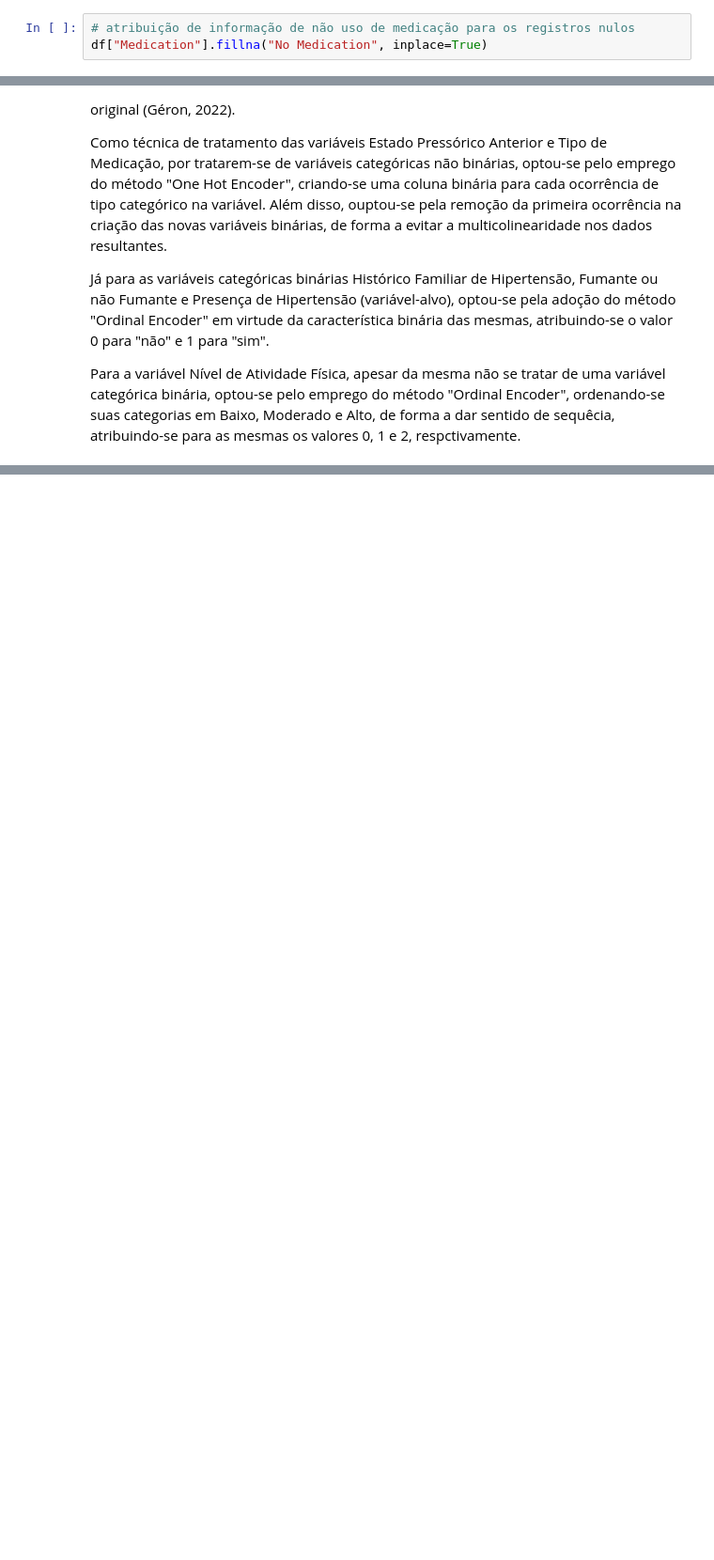
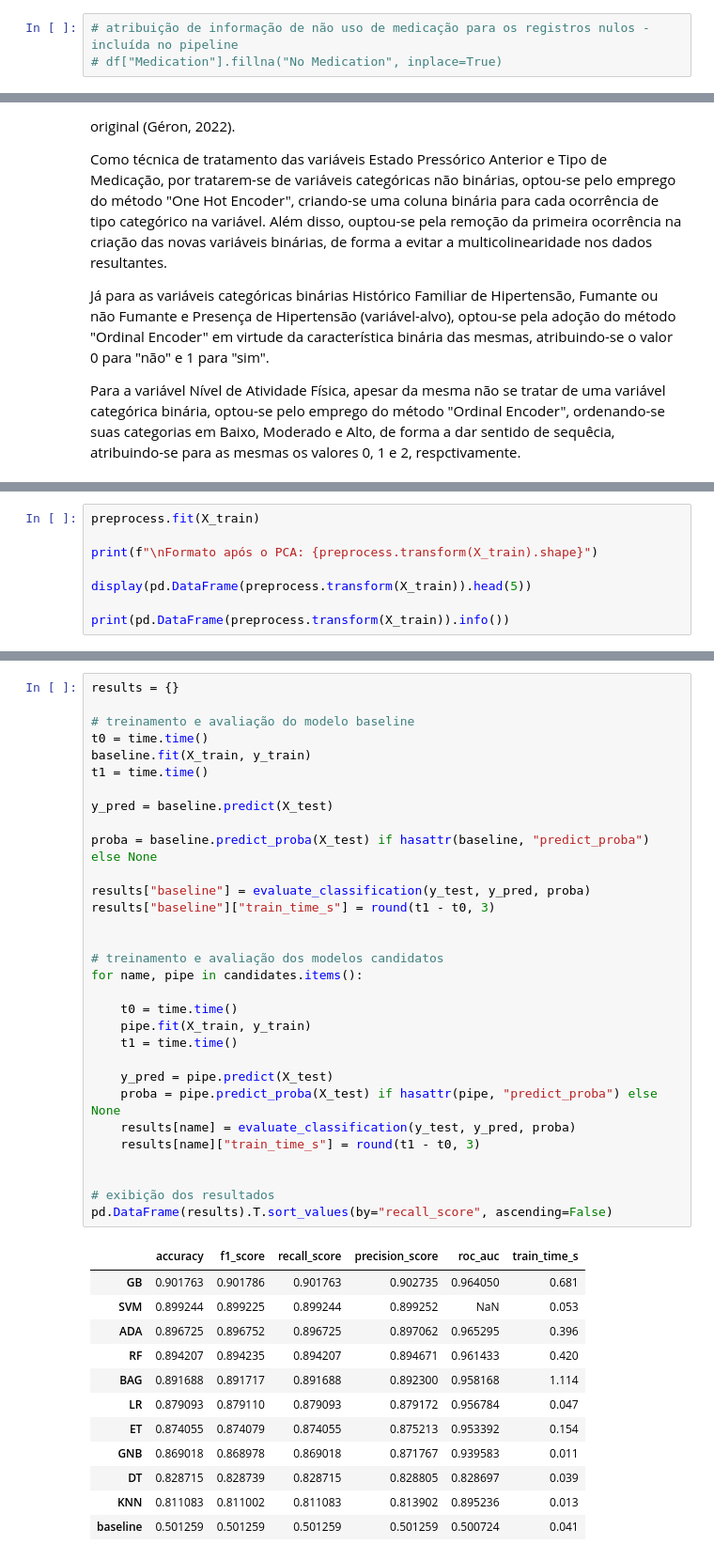
Before and after one commit to rogerioferreira/MVP-Machine_Learning-PUC-RIO, a Jupyter notebook: notebooks/hypertension_prediction.ipynb, the cells around one changed output, grey strips where cells are left out. Shown at 94% size. Cells and saved outputs as stored; diff of their text form; blank space fills up the shorter version.

```diff
--- a/notebooks/hypertension_prediction.ipynb
+++ b/notebooks/hypertension_prediction.ipynb
@@ -143,8 +234,8 @@ df["Medication"].unique().tolist()
 # %% [output]
 [nan, 'ACE Inhibitor', 'Other', 'Beta Blocker', 'Diuretic']
 # %%
-# atribuição de informação de não uso de medicação para os registros nulos
-df["Medication"].fillna("No Medication", inplace=True)
+# atribuição de informação de não uso de medicação para os registros nulos - incluída no pipeline
+# df["Medication"].fillna("No Medication", inplace=True)
 # %% [markdown]
 ### Verificação de dados duplicados no dataframe
 
@@ -661,0 +452,8 @@ fig.show()
+# %%
+preprocess.fit(X_train)
+
+print(f"\nFormato após o PCA: {preprocess.transform(X_train).shape}")
+
+display(pd.DataFrame(preprocess.transform(X_train)).head(5))
+
+print(pd.DataFrame(preprocess.transform(X_train)).info())
@@ -662 +555,45 @@ fig.show()
+# %%
+results = {}
+
+# treinamento e avaliação do modelo baseline
+t0 = time.time()
+baseline.fit(X_train, y_train)
+t1 = time.time()
+
+y_pred = baseline.predict(X_test)
+
+proba = baseline.predict_proba(X_test) if hasattr(baseline, "predict_proba") else None
+
+results["baseline"] = evaluate_classification(y_test, y_pred, proba)
+results["baseline"]["train_time_s"] = round(t1 - t0, 3)
+
+
+# treinamento e avaliação dos modelos candidatos
+for name, pipe in candidates.items():
+
+    t0 = time.time()
+    pipe.fit(X_train, y_train)
+    t1 = time.time()
+
+    y_pred = pipe.predict(X_test)
+    proba = pipe.predict_proba(X_test) if hasattr(pipe, "predict_proba") else None
+    results[name] = evaluate_classification(y_test, y_pred, proba)
+    results[name]["train_time_s"] = round(t1 - t0, 3)
+
+
+# exibição dos resultados
+pd.DataFrame(results).T.sort_values(by="recall_score", ascending=False)
+# %% [output]
+|  | accuracy | f1_score | recall_score | precision_score | roc_auc | train_time_s |
+| GB | 0.901763 | 0.901786 | 0.901763 | 0.902735 | 0.964050 | 0.681 |
+| SVM | 0.899244 | 0.899225 | 0.899244 | 0.899252 | NaN | 0.053 |
+| ADA | 0.896725 | 0.896752 | 0.896725 | 0.897062 | 0.965295 | 0.396 |
+| RF | 0.894207 | 0.894235 | 0.894207 | 0.894671 | 0.961433 | 0.420 |
+| BAG | 0.891688 | 0.891717 | 0.891688 | 0.892300 | 0.958168 | 1.114 |
+| LR | 0.879093 | 0.879110 | 0.879093 | 0.879172 | 0.956784 | 0.047 |
+| ET | 0.874055 | 0.874079 | 0.874055 | 0.875213 | 0.953392 | 0.154 |
+| GNB | 0.869018 | 0.868978 | 0.869018 | 0.871767 | 0.939583 | 0.011 |
+| DT | 0.828715 | 0.828739 | 0.828715 | 0.828805 | 0.828697 | 0.039 |
+| KNN | 0.811083 | 0.811002 | 0.811083 | 0.813902 | 0.895236 | 0.013 |
+| baseline | 0.501259 | 0.501259 | 0.501259 | 0.501259 | 0.500724 | 0.041 |
 # %% [markdown]
```
Also changed, not shown: parts of 41 cells of this notebook, 1 other file.
